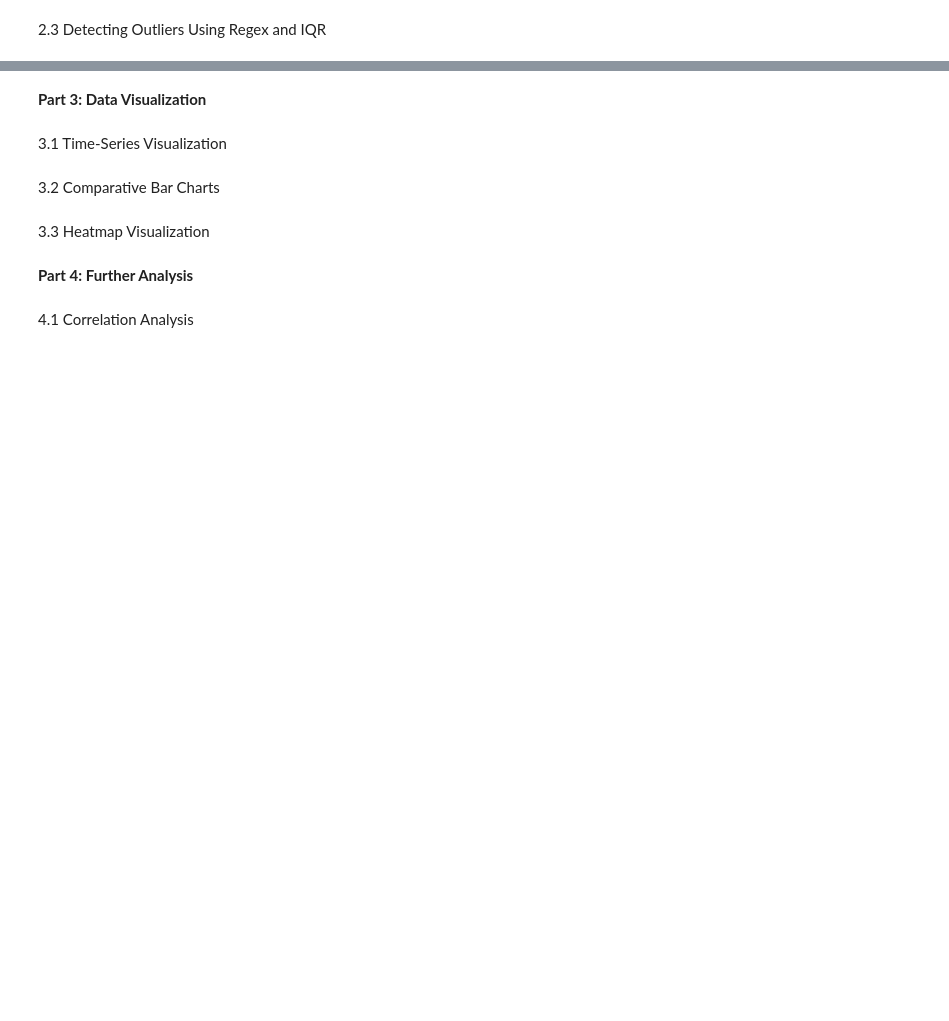
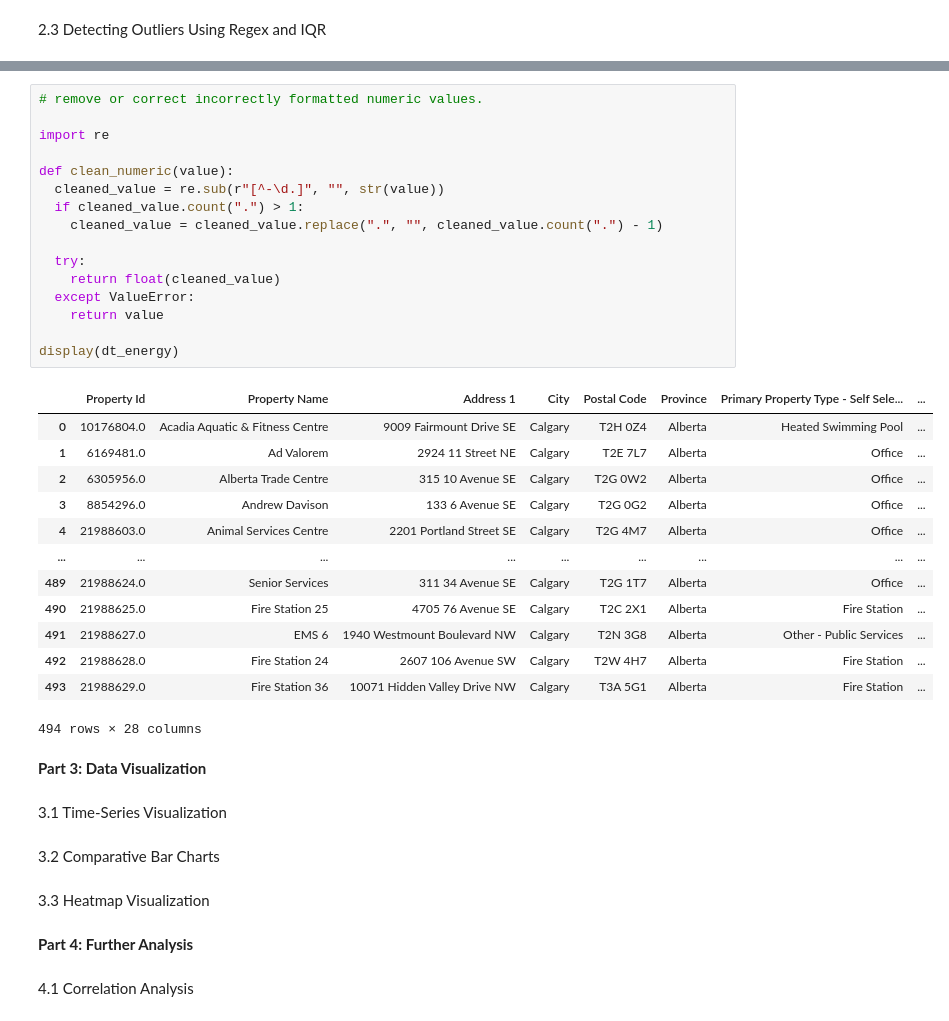
Before and after one commit to RubyNouriK/DATA601-HW, a Jupyter notebook: HW4.ipynb, the cells around one changed output, grey strips where cells are left out. Drawn from its saved outputs; the diff is of its cells as text; blank space fills up the shorter version.

```diff
--- a/HW4.ipynb
+++ b/HW4.ipynb
@@ -160,3 +577,33 @@ display(energy_data_filled)
+# %%
+# remove or correct incorrectly formatted numeric values.
+
+import re
+
+def clean_numeric(value):
+  cleaned_value = re.sub(r"[^-\d.]", "", str(value))
+  if cleaned_value.count(".") > 1:
+    cleaned_value = cleaned_value.replace(".", "", cleaned_value.count(".") - 1)
+
+  try:
+    return float(cleaned_value)
+  except ValueError:
+    return value
+
+display(dt_energy)
+# %% [output]
+|  | Property Id | Property Name | Address 1 | City | Postal Code | Province | Primary Property Type - Self Sele... | ... |
+| 0 | 10176804.0 | Acadia Aquatic & Fitness Centre | 9009 Fairmount Drive SE | Calgary | T2H 0Z4 | Alberta | Heated Swimming Pool | ... |
+| 1 | 6169481.0 | Ad Valorem | 2924 11 Street NE | Calgary | T2E 7L7 | Alberta | Office | ... |
+| 2 | 6305956.0 | Alberta Trade Centre | 315 10 Avenue SE | Calgary | T2G 0W2 | Alberta | Office | ... |
+| 3 | 8854296.0 | Andrew Davison | 133 6 Avenue SE | Calgary | T2G 0G2 | Alberta | Office | ... |
+| 4 | 21988603.0 | Animal Services Centre | 2201 Portland Street SE | Calgary | T2G 4M7 | Alberta | Office | ... |
+| ... | ... | ... | ... | ... | ... | ... | ... | ... |
+| 489 | 21988624.0 | Senior Services | 311 34 Avenue SE | Calgary | T2G 1T7 | Alberta | Office | ... |
+| 490 | 21988625.0 | Fire Station 25 | 4705 76 Avenue SE | Calgary | T2C 2X1 | Alberta | Fire Station | ... |
+| 491 | 21988627.0 | EMS 6 | 1940 Westmount Boulevard NW | Calgary | T2N 3G8 | Alberta | Other - Public Services | ... |
+| 492 | 21988628.0 | Fire Station 24 | 2607 106 Avenue SW | Calgary | T2W 4H7 | Alberta | Fire Station | ... |
+| 493 | 21988629.0 | Fire Station 36 | 10071 Hidden Valley Drive NW | Calgary | T3A 5G1 | Alberta | Fire Station | ... |
+494 rows × 28 columns
 # %% [markdown]
 **Part 3: Data Visualization**
 # %% [markdown]
```
Also changed, not shown: parts of 13 cells of this notebook.
